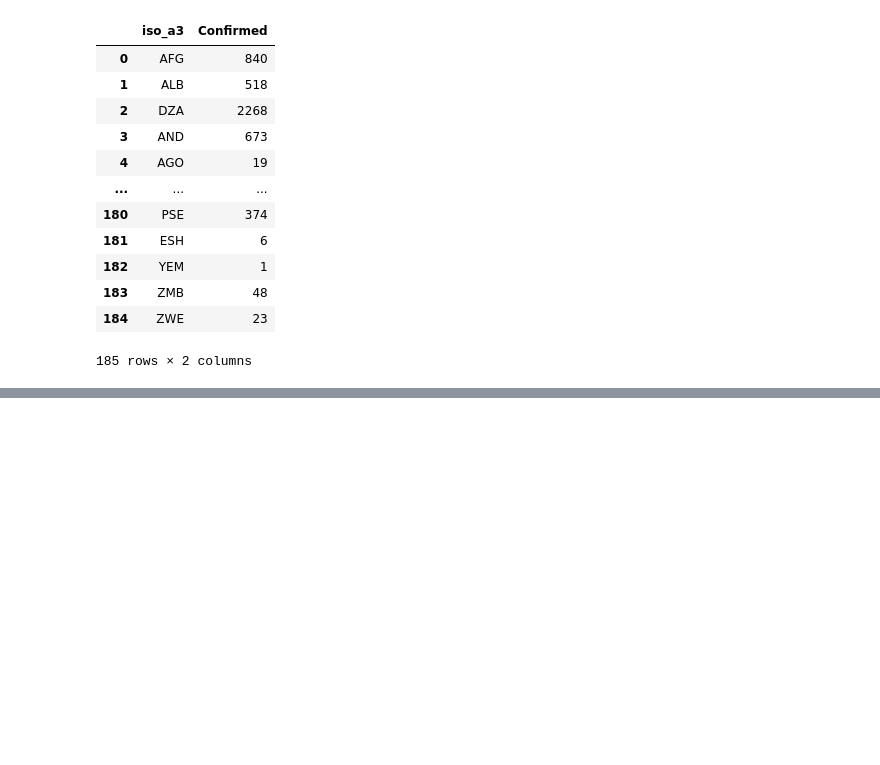
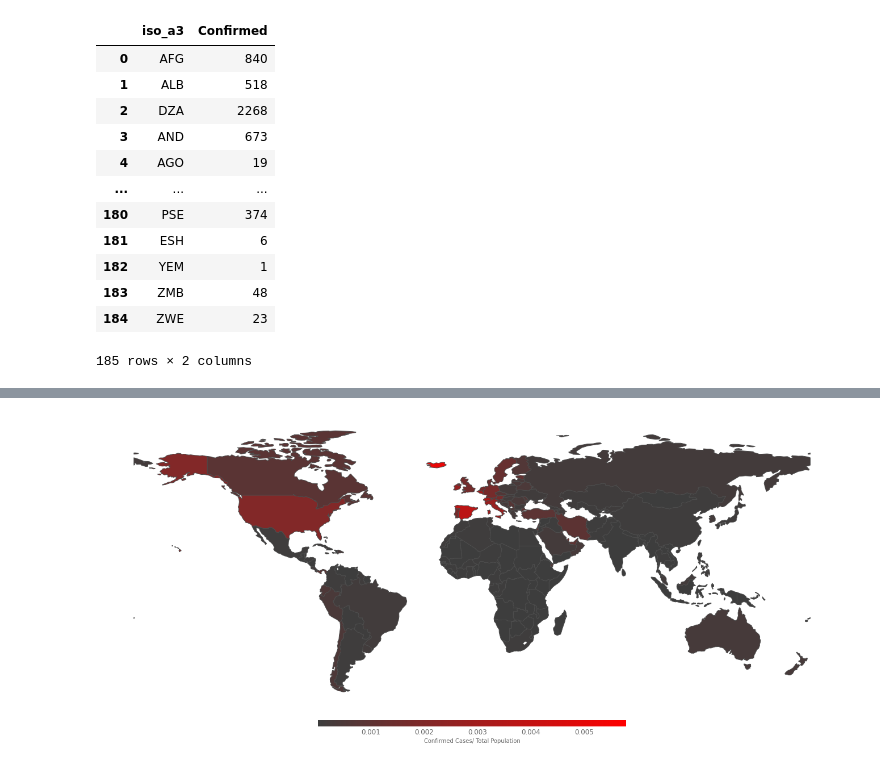
Before and after one commit to meghna-dash/covfefe-19, a Jupyter notebook: website-image-gen/Untitled.ipynb, the cells around one changed output, grey strips where cells are left out. Cells and saved outputs as stored; diff of their text form; code cells hidden in the pictures; blank space fills up the shorter version.

Commit message:
packages needed for image creation so created updating of image on running of python script

```diff
--- a/website-image-gen/Untitled.ipynb
+++ b/website-image-gen/Untitled.ipynb
@@ -51,7 +60,7 @@ world["cp"]=world["Confirmed"]/world["pop_est"]
 # %%
 N = 256
 vals = np.ones((N, 4))
-vals[:, 0] = np.linspace(.241, 1, N)
-vals[:, 1] = np.linspace(.241, 0, N)
-vals[:, 2] = np.linspace(.241, 0, N)
-newcmp = ListedColormap(vals)
+vals[:, 0] = np.linspace(.24, 1, N)
+vals[:, 1] = np.linspace(.24, 0, N)
+vals[:, 2] = np.linspace(.24, 0, N)
+cmp = ListedColormap(vals)
@@ -69,0 +76,20 @@ plt.savefig('world.png',dpi=240,facecolor=fig.get_facecolor(), edgecolor='none')
+# %%
+vmin=world['cp'].min()
+vmax=world['cp'].max()
+# %%
+fig, ax = plt.subplots(1, figsize=(30, 10))
+ax.axis('off')
+plt.rcParams['savefig.facecolor'] = '#3D3D3D'
+sm = plt.cm.ScalarMappable(cmap=cmp, norm=plt.Normalize(vmin=vmin, vmax=vmax))
+sm.set_array([])
+cb=fig.colorbar(sm, orientation="horizontal", fraction=0.02, pad=0.05, aspect = 50)
+cb.outline.set_visible(False)
+cb.ax.tick_params(size=0)
+cb.ax.set_xlabel('Confirmed Cases/ Total Population', color='0.4')
+
+plt.setp(plt.getp(cb.ax.axes, 'xticklabels'), color='0.4',size='large')
+
+world.plot(column='cp', cmap=cmp, linewidth=1, ax=ax, edgecolor='0.3')
+plt.savefig('../website/world.png',dpi=200,bbox_inches='tight')
+# %% [output]
+[figure, added]
```
Also changed, not shown: parts of 4 cells of this notebook, 8 other files.
